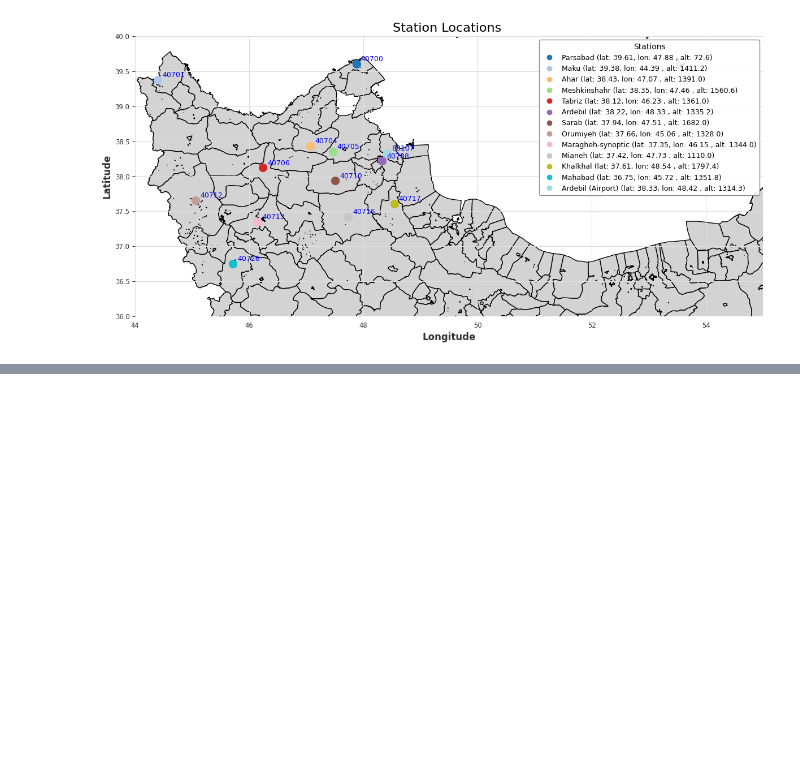
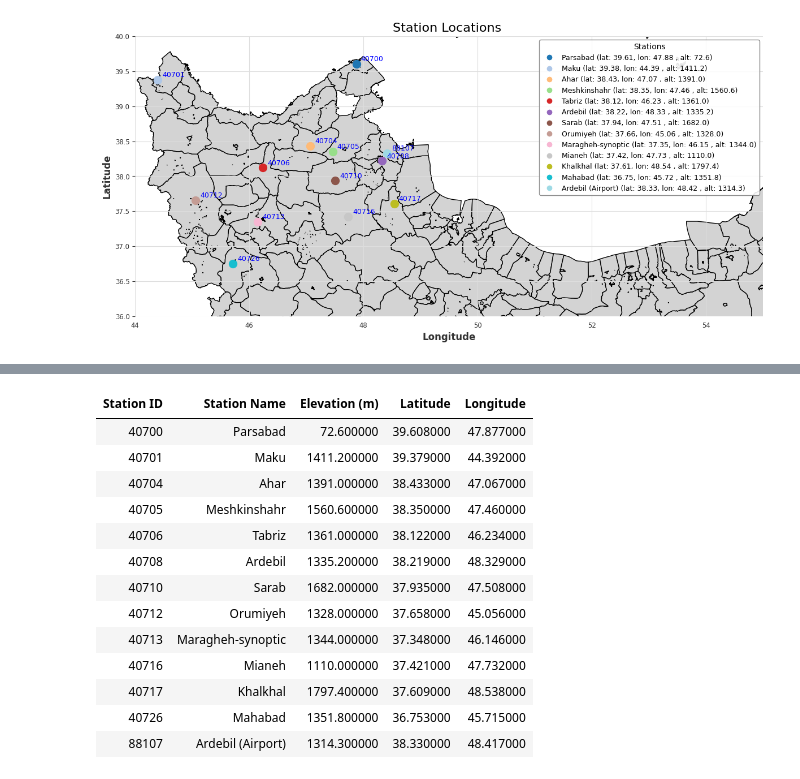
Before and after one commit to varastuian/PredictionDroughtUsingLSTM-, a Jupyter notebook: Codes/main4.ipynb, the cells around one changed output, grey strips where cells are left out. Drawn from its saved outputs; the diff is of its cells as text; code cells hidden in the pictures; blank space fills up the shorter version.

```diff
--- a/Codes/main4.ipynb
+++ b/Codes/main4.ipynb
@@ -914,0 +963,62 @@ plt.show()
+# %%
+import pandas as pd
+
+df2 = pd.read_csv('../main_data.csv')
+stations = df2[['station_id','station_name','station_elevation', 'lat', 'lon']].drop_duplicates()
+
+# Sort by station_id if needed
+stations = stations.sort_values('station_id')
+
+# Create a nicely formatted table
+def display_station_table(stations):
+    # Create a copy to avoid SettingWithCopyWarning
+    display_df = stations.copy()
+
+    # Round coordinates for display
+    display_df['lat'] = display_df['lat'].round(4)
+    display_df['lon'] = display_df['lon'].round(4)
+
+    # Rename columns for display
+    display_df = display_df.rename(columns={
+        'station_id': 'Station ID',
+        'station_name': 'Station Name',
+        'station_elevation': 'Elevation (m)',
+        'lat': 'Latitude',
+        'lon': 'Longitude'
+    })
+
+    # Reset index for cleaner display
+    display_df = display_df.reset_index(drop=True)
+
+    # Display with styling
+    styled_df = (display_df.style
+                .set_properties(**{'text-align': 'left'})
+                .set_table_styles([{
+                    'selector': 'th',
+                    'props': [('background-color', '#f7f7f7'),
+                              ('font-weight', 'bold'),
+                              ('text-align', 'center')]
+                }])
+                .hide(axis='index')
+                .background_gradient(cmap='Blues', subset=['Elevation (m)']))
+    styled_df.to_excel('stations_table.xlsx', index=False)
+
+    return styled_df
+
+# Display the table
+display_station_table(stations)
+# %% [output]
+| Station ID | Station Name | Elevation (m) | Latitude | Longitude |
+| 40700 | Parsabad | 72.600000 | 39.608000 | 47.877000 |
+| 40701 | Maku | 1411.200000 | 39.379000 | 44.392000 |
+| 40704 | Ahar | 1391.000000 | 38.433000 | 47.067000 |
+| 40705 | Meshkinshahr | 1560.600000 | 38.350000 | 47.460000 |
+| 40706 | Tabriz | 1361.000000 | 38.122000 | 46.234000 |
+| 40708 | Ardebil | 1335.200000 | 38.219000 | 48.329000 |
+| 40710 | Sarab | 1682.000000 | 37.935000 | 47.508000 |
+| 40712 | Orumiyeh | 1328.000000 | 37.658000 | 45.056000 |
+| 40713 | Maragheh-synoptic | 1344.000000 | 37.348000 | 46.146000 |
+| 40716 | Mianeh | 1110.000000 | 37.421000 | 47.732000 |
+| 40717 | Khalkhal | 1797.400000 | 37.609000 | 48.538000 |
+| 40726 | Mahabad | 1351.800000 | 36.753000 | 45.715000 |
+| 88107 | Ardebil (Airport) | 1314.300000 | 38.330000 | 48.417000 |
```
Also changed, not shown: parts of 7 cells of this notebook, 12 other files.
